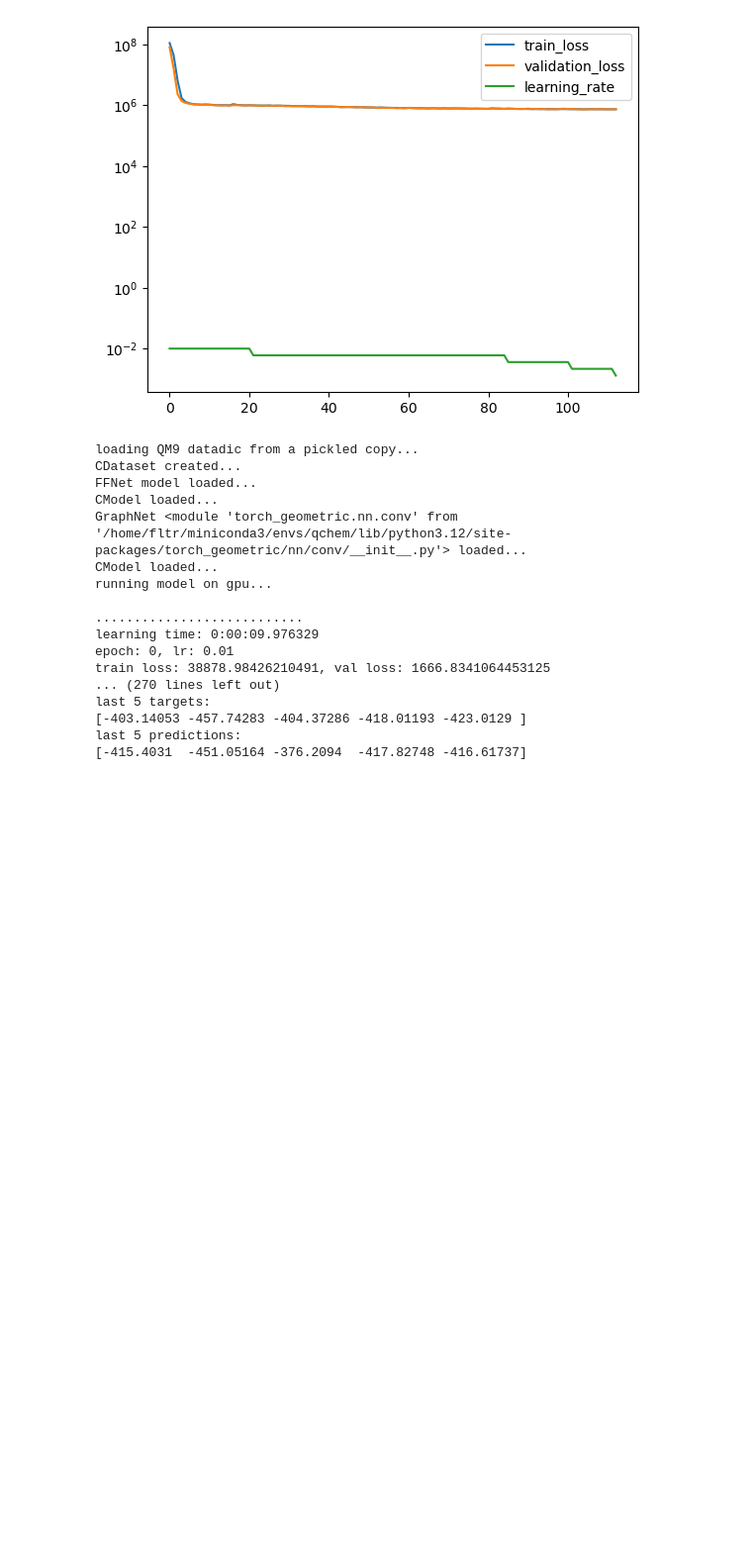
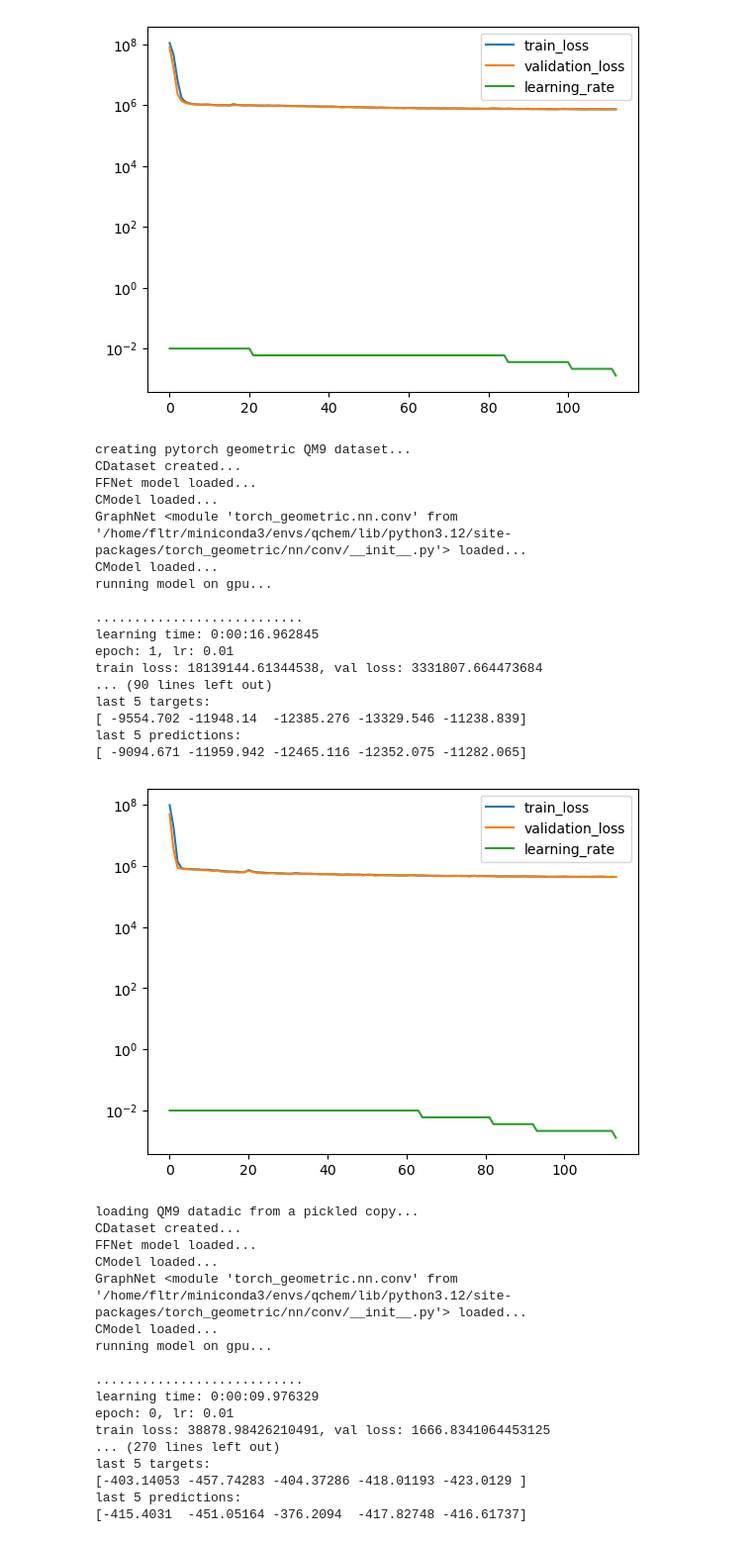
Before and after one commit to icanswim/qchem, a Jupyter notebook: experiment.ipynb, the cells around one changed output. Shown at 99% size. Cells and saved outputs as stored; diff of their text form; code cells hidden in the pictures; blank space fills up the shorter version.

```diff
--- a/experiment.ipynb
+++ b/experiment.ipynb
@@ -560,6 +560,82 @@ last 5 targets:
 last 5 predictions:
 [ -9145.788 -11226.267 -14479.387 -11983.171 -10837.789]
 [figure]
+# %%
+#example cosmosis/qchem PyG dataset wrapper with Data object output with
+#custom transforms and sklearn metrics and custom PyG model
+
+class IndexY(T.BaseTransform):
+    def __init__(self, i):
+        self.i = i
+
+    def __call__(self, data):
+        # Shallow-copy the data so that we prevent in-place data modification.
+        return self.forward(copy.copy(data))
+
+    def forward(self, data):
+        y = data.y[:,self.i]
+        data.y = y
+        return data
+
+model_params = {'in_channels': 11,
+                'hidden': 256,
+                'out_channels': 1,
+                'depth': 2,
+                'convolution': 'SAGEConv',
+                'pool': 'MeanAggregation',
+                'dropout': .1,
+                'softmax': None,
+                'activation': 'relu',
+               }
+
+ds_params = {'train_params': {'dataset': 'QM9',
+                              'transforms': {},
+                              'pg_params': {'root': './data/',
+                                            'transform': T.Compose([IndexY(7),
+                                                                   ])}}}
+
+metrics_params = {'report_interval': 100,
+                  'log_plot': True,
+                  'min_lr': .0013}
+
+opt_params = {'lr': 0.01}
+
+crit_params = {'reduction': 'sum'}
+
+sample_params = {'set_seed': 88,
+                 'splits': (.7, .15)}
+
+sched_params = {'factor': .6,
+                'patience': 5,
+                'cooldown': 5,
+                'min_lr': .00125}
+
+
+l = Learn([PGDS], GraphNet, Selector,
+          Optimizer=Adam, Scheduler=ReduceLROnPlateau, Criterion=MSELoss, DataLoader=DataLoader,
+          model_params=model_params, ds_params=ds_params, sample_params=sample_params,
+          opt_params=opt_params, sched_params=sched_params, crit_params=crit_params,
+          metrics_params=metrics_params,
+          squeeze_y_pred=True, batch_size=256, epochs=200)
+# %% [output]
+creating pytorch geometric QM9 dataset...
+CDataset created...
+FFNet model loaded...
+CModel loaded...
+GraphNet <module 'torch_geometric.nn.conv' from '/home/fltr/miniconda3/envs/qchem/lib/python3.12/site-packages/torch_geometric/nn/conv/__init__.py'> loaded...
+CModel loaded...
+running model on gpu...
+
+...........................
+learning time: 0:00:16.962845
+epoch: 1, lr: 0.01
+train loss: 18139144.61344538, val loss: 3331807.664473684
+... (90 lines left out)
+last 5 targets:
+[ -9554.702 -11948.14  -12385.276 -13329.546 -11238.839]
+last 5 predictions:
+[ -9094.671 -11959.942 -12465.116 -12352.075 -11282.065]
+[figure, added]
 # %%
 #example cosmosis/qchem QM9 dataset with Data object output with
 #custom transforms and sklearn metrics and custom PyG model
```
Also changed, not shown: parts of 11 cells of this notebook, 1 other file.
